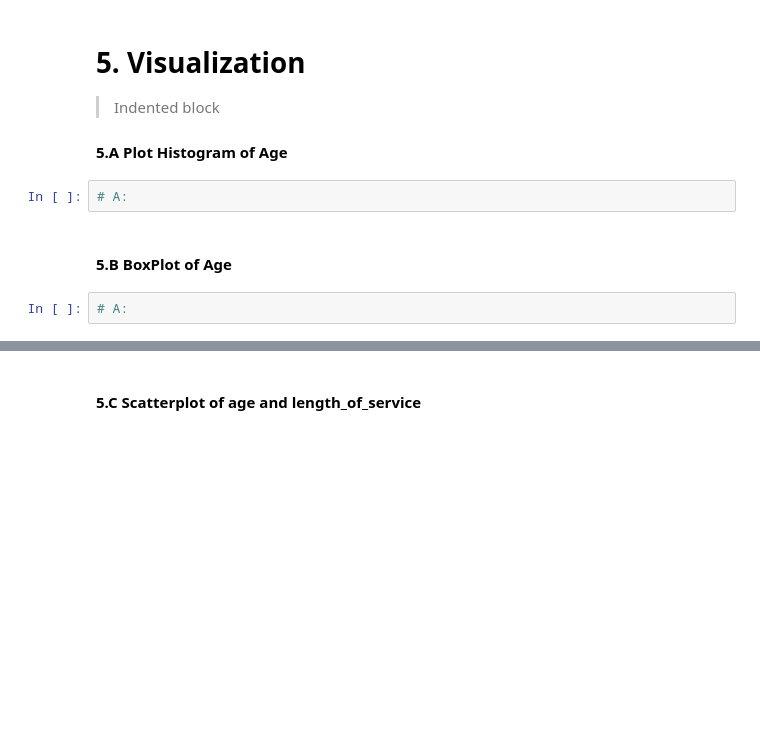
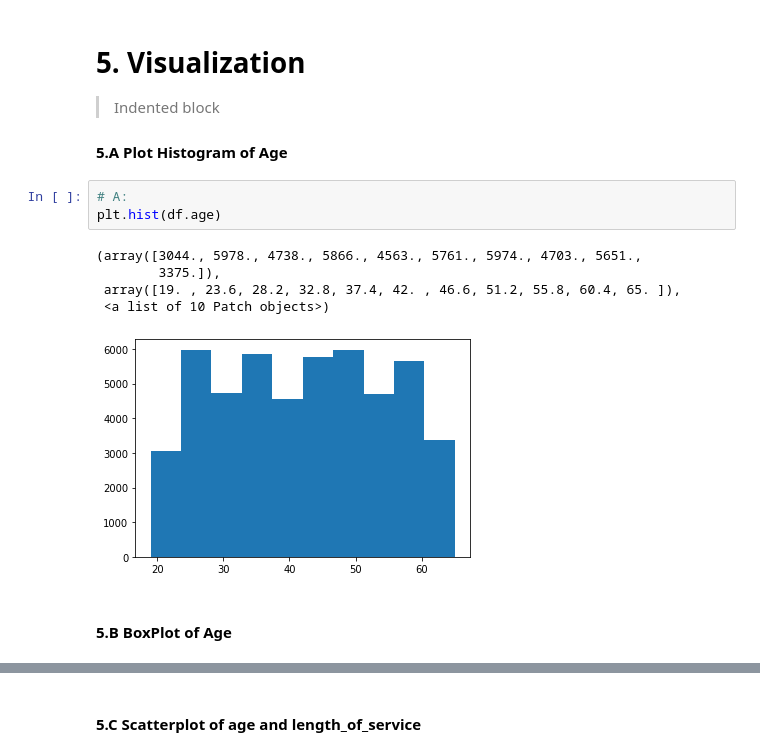
Before and after one commit to MichaelHuttley/iod, a Jupyter notebook: Labs/Module 1/Lab 1.2.2 Pandas Lab.ipynb, the cells around one changed output, grey strips where cells are left out. Saved outputs shown, nothing was run; the diff lists cells and outputs as text; blank space fills up the shorter version.

```diff
--- a/Labs/Module 1/Lab 1.2.2 Pandas Lab.ipynb
+++ b/Labs/Module 1/Lab 1.2.2 Pandas Lab.ipynb
@@ -355,7 +395,12 @@ Name: 100, dtype: object
 #### 5.A Plot Histogram of Age
 # %%
 # A:
+plt.hist(df.age)
+# %% [output]
+(array([3044., 5978., 4738., 5866., 4563., 5761., 5974., 4703., 5651.,
+        3375.]),
+ array([19. , 23.6, 28.2, 32.8, 37.4, 42. , 46.6, 51.2, 55.8, 60.4, 65. ]),
+ <a list of 10 Patch objects>)
+[figure, added]
 # %% [markdown]
 #### 5.B BoxPlot of Age
-# %%
-# A:
```
Also changed, not shown: parts of 11 cells of this notebook.
